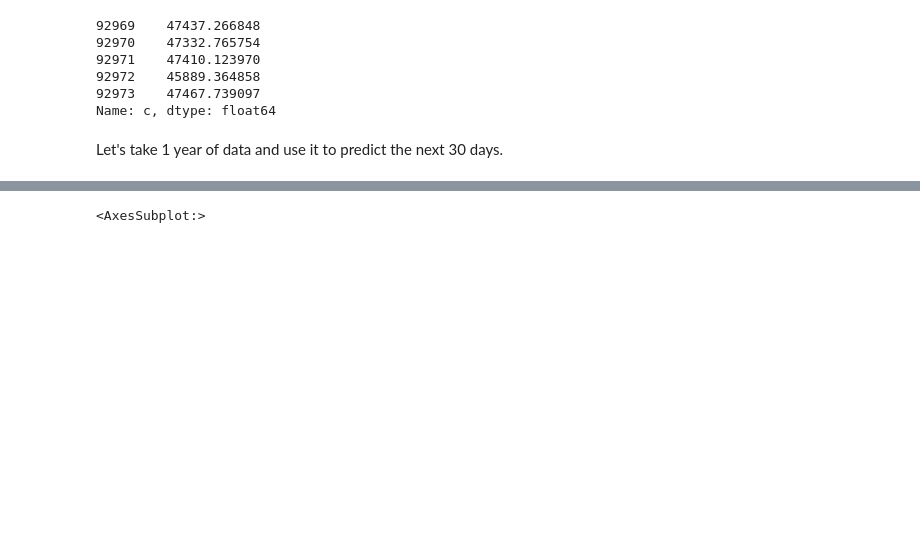
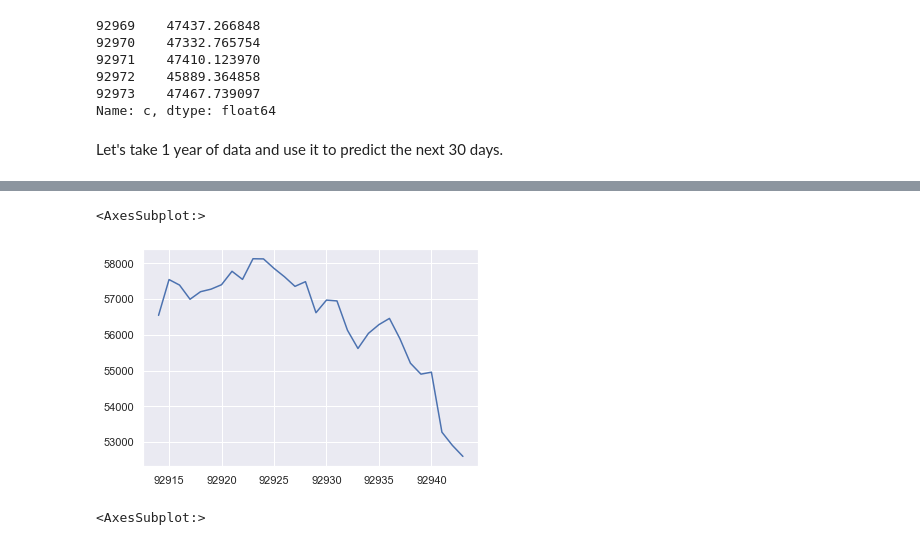
Before and after one commit to codeananda/bitcoin_price_predictor, a Jupyter notebook: price_predictor/keras_price_predictor.ipynb, the cells around one changed output, grey strips where cells are left out. Cells and saved outputs as stored; diff of their text form; code cells hidden in the pictures; blank space fills up the shorter version.

```diff
--- a/price_predictor/keras_price_predictor.ipynb
+++ b/price_predictor/keras_price_predictor.ipynb
@@ -51,3 +59,8 @@ close_train.plot()
+# %%
+close_val.plot()
+# %% [output]
+<AxesSubplot:>
+[figure, added]
 # %%
 close_test.plot()
 # %% [output]
```
Also changed, not shown: parts of 31 cells of this notebook.
